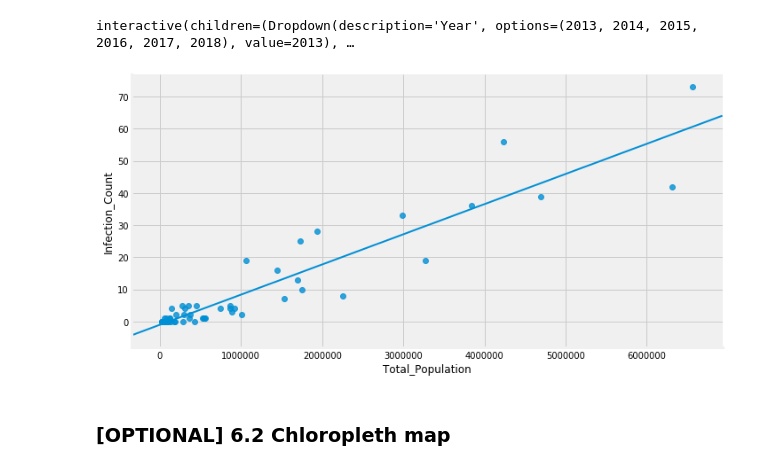
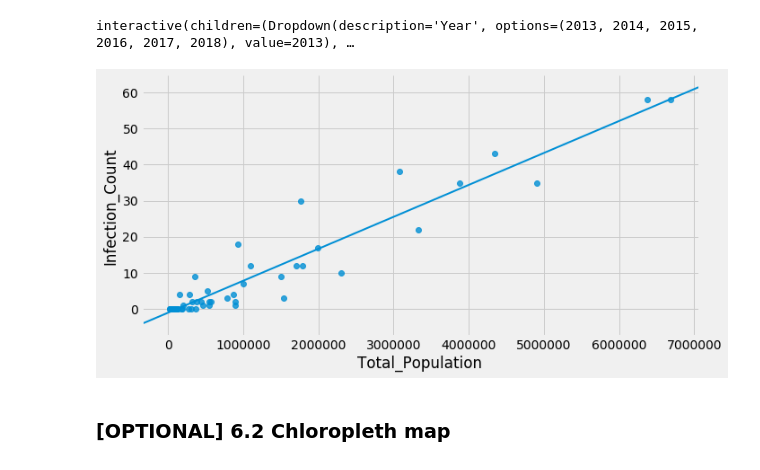
Before and after one commit to ds-modules/MCB-50, a Jupyter notebook: MCB-50 Draft 1.ipynb, the cells around one changed output. Cells and saved outputs as stored; diff of their text form; code cells hidden in the pictures.

```diff
--- a/MCB-50 Draft 1.ipynb
+++ b/MCB-50 Draft 1.ipynb
@@ -292,19 +292,19 @@ interactive(children=(Dropdown(description='Year', options=(2013, 2014, 2015, 20
 # %%
 # Variation on Option 2
 '''
 Below is the plot of total population versus infection rate for the year 2015 with the maximum value of total population
 removed from the data set. The regression line has not changed as much and population counts are comparatively less
 widespread. Still, as from the above graph, there are a lot of points bunched together in the bottom left corner.
 @Professor Is this a better plot to look at than the one displayed in the widget above?
 '''
 
-df = infec_pop_merge.loc[infec_pop_merge['Year'] == 2015]
+df = infec_pop_merge.loc[infec_pop_merge['Year'] == 2018]
 df = df.drop(df['Total_Population'].idxmax())
 
 p = sns.lmplot(x='Total_Population',y='Infection_Count',data=df,ci=None,aspect=2)
 plt.setp(p.ax.lines,linewidth=2);
 # %% [output]
-[figure, old version]
+[figure, new version]
 # %% [markdown]
 ### [OPTIONAL] 6.2 Chloropleth map
 # %%
```
Also changed, not shown: parts of 3 cells of this notebook.
